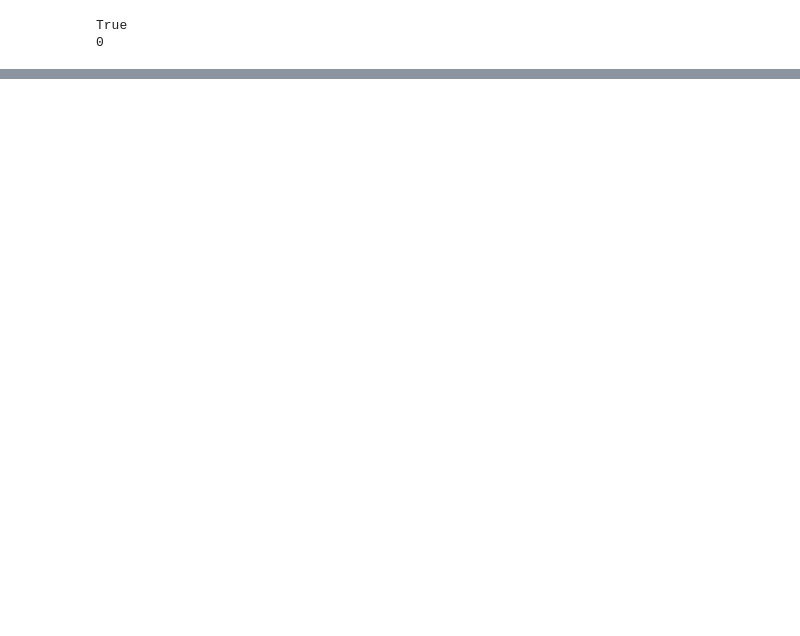
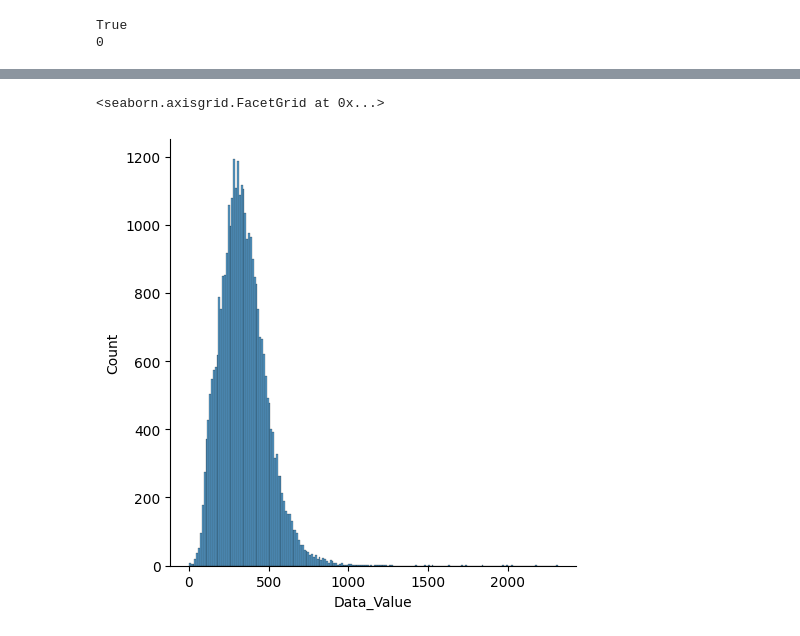
Before and after one commit to svorobyov/26002-low, a Jupyter notebook: low1.ipynb, the cells around one changed output, grey strips where cells are left out. Drawn from its saved outputs; the diff is of its cells as text; code cells hidden in the pictures; blank space fills up the shorter version.

```diff
--- a/low1.ipynb
+++ b/low1.ipynb
@@ -95,0 +98,5 @@ sns.violinplot(x='Data_Value', y='Stratification2', data=heart_df)
+# %%
+sns.displot(heart_df['Data_Value'])
+# %% [output]
+<seaborn.axisgrid.FacetGrid at 0x...>
+[figure, added]
```
Also changed, not shown: parts of 5 cells of this notebook.
